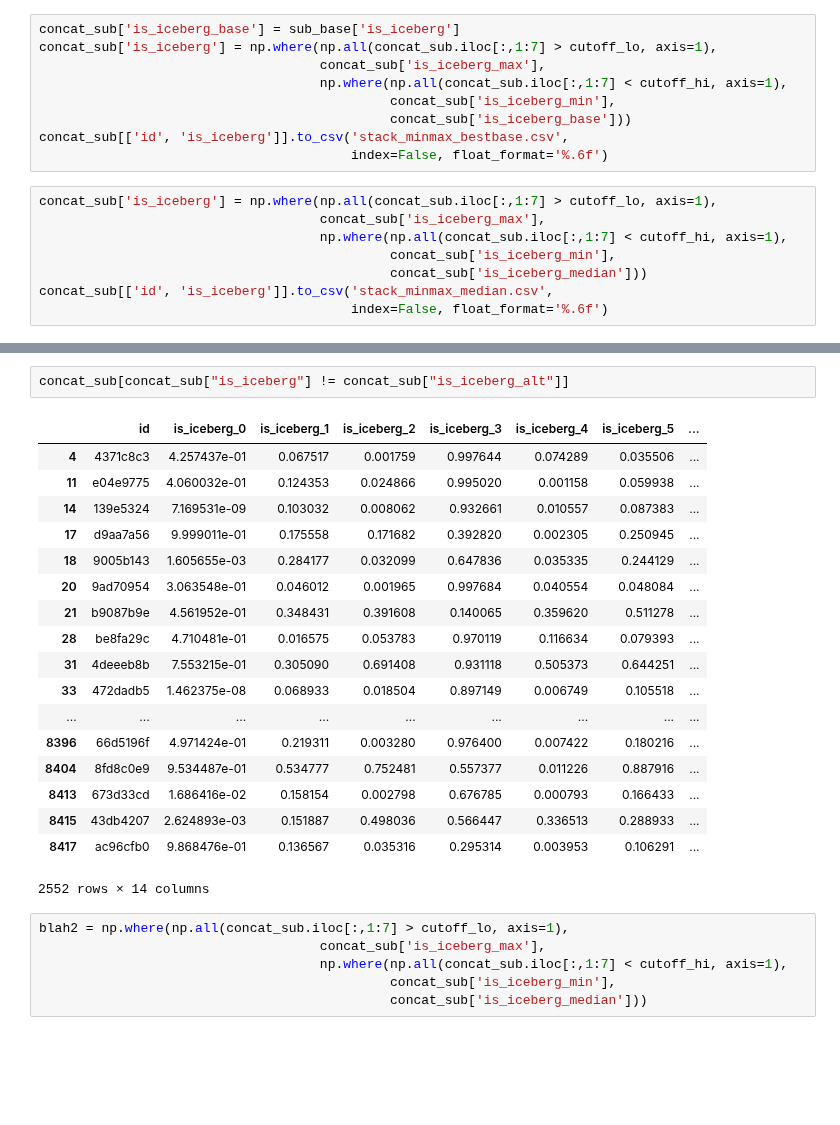
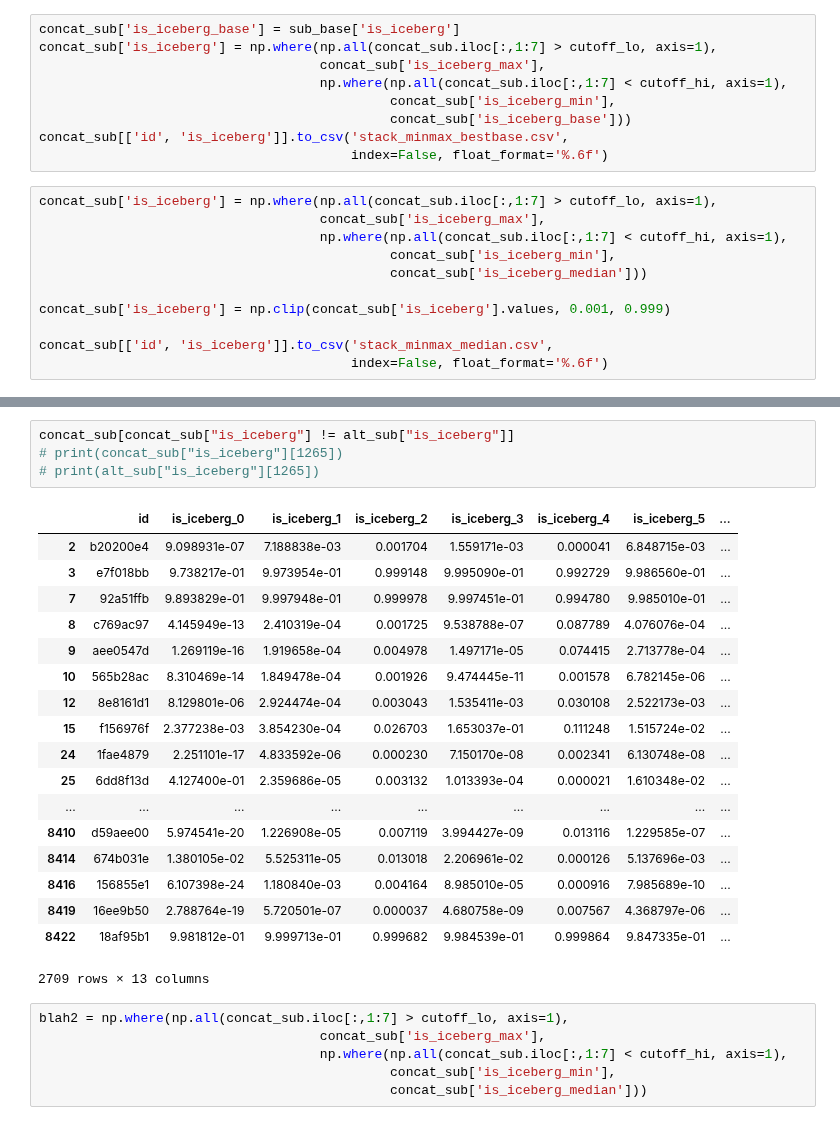
Before and after one commit to macwong/MachineLearning, a Jupyter notebook: Kaggle/Statoil C-CORE Iceberg Classifier/Stacking/Stacking.ipynb, the cells around one changed output, grey strips where cells are left out. Saved outputs shown, nothing was run; the diff lists cells and outputs as text; blank space fills up the shorter version.

```diff
--- a/Kaggle/Statoil C-CORE Iceberg Classifier/Stacking/Stacking.ipynb
+++ b/Kaggle/Statoil C-CORE Iceberg Classifier/Stacking/Stacking.ipynb
@@ -60,6 +60,9 @@ concat_sub['is_iceberg'] = np.where(np.all(concat_sub.iloc[:,1:7] > cutoff_lo, a
                                     np.where(np.all(concat_sub.iloc[:,1:7] < cutoff_hi, axis=1),
                                              concat_sub['is_iceberg_min'],
                                              concat_sub['is_iceberg_median']))
+
+concat_sub['is_iceberg'] = np.clip(concat_sub['is_iceberg'].values, 0.001, 0.999)
+
 concat_sub[['id', 'is_iceberg']].to_csv('stack_minmax_median.csv',
                                         index=False, float_format='%.6f')
 # %%
@@ -129,24 +136,26 @@ low 2: 215
-# %%
-concat_sub[concat_sub["is_iceberg"] != concat_sub["is_iceberg_alt"]]
-# %% [output]
-|  | id | is_iceberg_0 | is_iceberg_1 | is_iceberg_2 | is_iceberg_3 | is_iceberg_4 | is_iceberg_5 | ... |
-| 4 | 4371c8c3 | 4.257437e-01 | 0.067517 | 0.001759 | 0.997644 | 0.074289 | 0.035506 | ... |
-| 11 | e04e9775 | 4.060032e-01 | 0.124353 | 0.024866 | 0.995020 | 0.001158 | 0.059938 | ... |
-| 14 | 139e5324 | 7.169531e-09 | 0.103032 | 0.008062 | 0.932661 | 0.010557 | 0.087383 | ... |
-| 17 | d9aa7a56 | 9.999011e-01 | 0.175558 | 0.171682 | 0.392820 | 0.002305 | 0.250945 | ... |
-| 18 | 9005b143 | 1.605655e-03 | 0.284177 | 0.032099 | 0.647836 | 0.035335 | 0.244129 | ... |
-| 20 | 9ad70954 | 3.063548e-01 | 0.046012 | 0.001965 | 0.997684 | 0.040554 | 0.048084 | ... |
-| 21 | b9087b9e | 4.561952e-01 | 0.348431 | 0.391608 | 0.140065 | 0.359620 | 0.511278 | ... |
-| 28 | be8fa29c | 4.710481e-01 | 0.016575 | 0.053783 | 0.970119 | 0.116634 | 0.079393 | ... |
-| 31 | 4deeeb8b | 7.553215e-01 | 0.305090 | 0.691408 | 0.931118 | 0.505373 | 0.644251 | ... |
-| 33 | 472dadb5 | 1.462375e-08 | 0.068933 | 0.018504 | 0.897149 | 0.006749 | 0.105518 | ... |
-| ... | ... | ... | ... | ... | ... | ... | ... | ... |
-| 8396 | 66d5196f | 4.971424e-01 | 0.219311 | 0.003280 | 0.976400 | 0.007422 | 0.180216 | ... |
-| 8404 | 8fd8c0e9 | 9.534487e-01 | 0.534777 | 0.752481 | 0.557377 | 0.011226 | 0.887916 | ... |
-| 8413 | 673d33cd | 1.686416e-02 | 0.158154 | 0.002798 | 0.676785 | 0.000793 | 0.166433 | ... |
-| 8415 | 43db4207 | 2.624893e-03 | 0.151887 | 0.498036 | 0.566447 | 0.336513 | 0.288933 | ... |
-| 8417 | ac96cfb0 | 9.868476e-01 | 0.136567 | 0.035316 | 0.295314 | 0.003953 | 0.106291 | ... |
-2552 rows × 14 columns
+# %%
+concat_sub[concat_sub["is_iceberg"] != alt_sub["is_iceberg"]]
+# print(concat_sub["is_iceberg"][1265])
+# print(alt_sub["is_iceberg"][1265])
+# %% [output]
+|  | id | is_iceberg_0 | is_iceberg_1 | is_iceberg_2 | is_iceberg_3 | is_iceberg_4 | is_iceberg_5 | ... |
+| 2 | b20200e4 | 9.098931e-07 | 7.188838e-03 | 0.001704 | 1.559171e-03 | 0.000041 | 6.848715e-03 | ... |
+| 3 | e7f018bb | 9.738217e-01 | 9.973954e-01 | 0.999148 | 9.995090e-01 | 0.992729 | 9.986560e-01 | ... |
+| 7 | 92a51ffb | 9.893829e-01 | 9.997948e-01 | 0.999978 | 9.997451e-01 | 0.994780 | 9.985010e-01 | ... |
+| 8 | c769ac97 | 4.145949e-13 | 2.410319e-04 | 0.001725 | 9.538788e-07 | 0.087789 | 4.076076e-04 | ... |
+| 9 | aee0547d | 1.269119e-16 | 1.919658e-04 | 0.004978 | 1.497171e-05 | 0.074415 | 2.713778e-04 | ... |
+| 10 | 565b28ac | 8.310469e-14 | 1.849478e-04 | 0.001926 | 9.474445e-11 | 0.001578 | 6.782145e-06 | ... |
+| 12 | 8e8161d1 | 8.129801e-06 | 2.924474e-04 | 0.003043 | 1.535411e-03 | 0.030108 | 2.522173e-03 | ... |
+| 15 | f156976f | 2.377238e-03 | 3.854230e-04 | 0.026703 | 1.653037e-01 | 0.111248 | 1.515724e-02 | ... |
+| 24 | 1fae4879 | 2.251101e-17 | 4.833592e-06 | 0.000230 | 7.150170e-08 | 0.002341 | 6.130748e-08 | ... |
+| 25 | 6dd8f13d | 4.127400e-01 | 2.359686e-05 | 0.003132 | 1.013393e-04 | 0.000021 | 1.610348e-02 | ... |
+| ... | ... | ... | ... | ... | ... | ... | ... | ... |
+| 8410 | d59aee00 | 5.974541e-20 | 1.226908e-05 | 0.007119 | 3.994427e-09 | 0.013116 | 1.229585e-07 | ... |
+| 8414 | 674b031e | 1.380105e-02 | 5.525311e-05 | 0.013018 | 2.206961e-02 | 0.000126 | 5.137696e-03 | ... |
+| 8416 | 156855e1 | 6.107398e-24 | 1.180840e-03 | 0.004164 | 8.985010e-05 | 0.000916 | 7.985689e-10 | ... |
+| 8419 | 16ee9b50 | 2.788764e-19 | 5.720501e-07 | 0.000037 | 4.680758e-09 | 0.007567 | 4.368797e-06 | ... |
+| 8422 | 18af95b1 | 9.981812e-01 | 9.999713e-01 | 0.999682 | 9.984539e-01 | 0.999864 | 9.847335e-01 | ... |
+2709 rows × 13 columns
 # %%
 blah2 = np.where(np.all(concat_sub.iloc[:,1:7] > cutoff_lo, axis=1),
                                     concat_sub['is_iceberg_max'],
```
Also changed, not shown: parts of 1 cell of this notebook.
